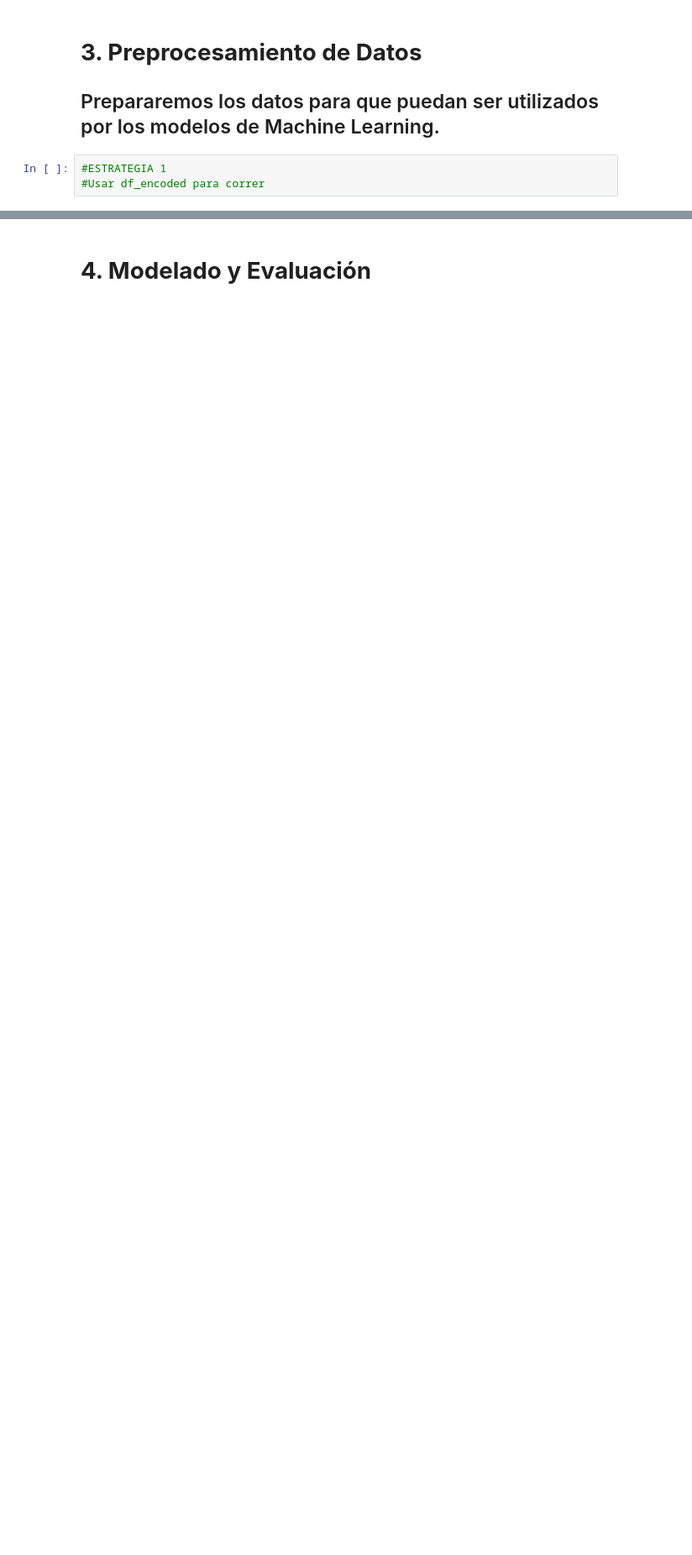
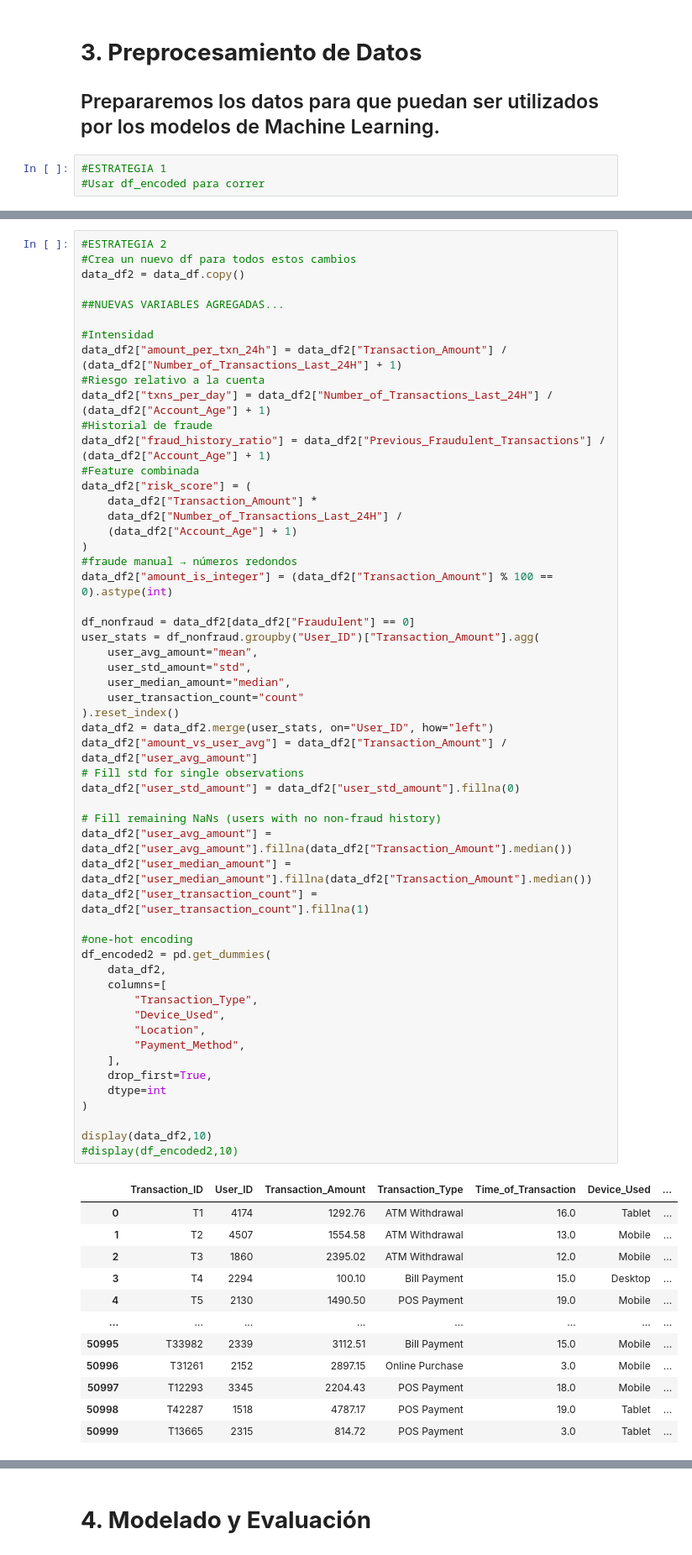
Before and after one commit to mf-arbe/TPintegrador_detecciondefraude, a Jupyter notebook: TPintegrador_Grupo_4.ipynb, the cells around one changed output, grey strips where cells are left out. Shown at 84% size. Drawn from its saved outputs; the diff is of its cells as text; blank space fills up the shorter version.

```diff
--- a/TPintegrador_Grupo_4.ipynb
+++ b/TPintegrador_Grupo_4.ipynb
@@ -595,0 +531,67 @@ display(data_df2,10)
+# %%
+#ESTRATEGIA 2
+#Crea un nuevo df para todos estos cambios
+data_df2 = data_df.copy()
+
+##NUEVAS VARIABLES AGREGADAS...
+
+#Intensidad
+data_df2["amount_per_txn_24h"] = data_df2["Transaction_Amount"] / (data_df2["Number_of_Transactions_Last_24H"] + 1)
+#Riesgo relativo a la cuenta
+data_df2["txns_per_day"] = data_df2["Number_of_Transactions_Last_24H"] / (data_df2["Account_Age"] + 1)
+#Historial de fraude
+data_df2["fraud_history_ratio"] = data_df2["Previous_Fraudulent_Transactions"] / (data_df2["Account_Age"] + 1)
+#Feature combinada
+data_df2["risk_score"] = (
+    data_df2["Transaction_Amount"] *
+    data_df2["Number_of_Transactions_Last_24H"] /
+    (data_df2["Account_Age"] + 1)
+)
+#fraude manual → números redondos
+data_df2["amount_is_integer"] = (data_df2["Transaction_Amount"] % 100 == 0).astype(int)
+
+df_nonfraud = data_df2[data_df2["Fraudulent"] == 0]
+user_stats = df_nonfraud.groupby("User_ID")["Transaction_Amount"].agg(
+    user_avg_amount="mean",
+    user_std_amount="std",
+    user_median_amount="median",
+    user_transaction_count="count"
+).reset_index()
+data_df2 = data_df2.merge(user_stats, on="User_ID", how="left")
+data_df2["amount_vs_user_avg"] = data_df2["Transaction_Amount"] / data_df2["user_avg_amount"]
+# Fill std for single observations
+data_df2["user_std_amount"] = data_df2["user_std_amount"].fillna(0)
+
+# Fill remaining NaNs (users with no non-fraud history)
+data_df2["user_avg_amount"] = data_df2["user_avg_amount"].fillna(data_df2["Transaction_Amount"].median())
+data_df2["user_median_amount"] = data_df2["user_median_amount"].fillna(data_df2["Transaction_Amount"].median())
+data_df2["user_transaction_count"] = data_df2["user_transaction_count"].fillna(1)
+
+#one-hot encoding
+df_encoded2 = pd.get_dummies(
+    data_df2,
+    columns=[
+        "Transaction_Type",
+        "Device_Used",
+        "Location",
+        "Payment_Method",
+    ],
+    drop_first=True,
+    dtype=int
+)
+
+display(data_df2,10)
+#display(df_encoded2,10)
+# %% [output]
+|  | Transaction_ID | User_ID | Transaction_Amount | Transaction_Type | Time_of_Transaction | Device_Used | ... |
+| 0 | T1 | 4174 | 1292.76 | ATM Withdrawal | 16.0 | Tablet | ... |
+| 1 | T2 | 4507 | 1554.58 | ATM Withdrawal | 13.0 | Mobile | ... |
+| 2 | T3 | 1860 | 2395.02 | ATM Withdrawal | 12.0 | Mobile | ... |
+| 3 | T4 | 2294 | 100.10 | Bill Payment | 15.0 | Desktop | ... |
+| 4 | T5 | 2130 | 1490.50 | POS Payment | 19.0 | Mobile | ... |
+| ... | ... | ... | ... | ... | ... | ... | ... |
+| 50995 | T33982 | 2339 | 3112.51 | Bill Payment | 15.0 | Mobile | ... |
+| 50996 | T31261 | 2152 | 2897.15 | Online Purchase | 3.0 | Mobile | ... |
+| 50997 | T12293 | 3345 | 2204.43 | POS Payment | 18.0 | Mobile | ... |
+| 50998 | T42287 | 1518 | 4787.17 | POS Payment | 19.0 | Tablet | ... |
+| 50999 | T13665 | 2315 | 814.72 | POS Payment | 3.0 | Tablet | ... |
```
Also changed, not shown: parts of 16 cells of this notebook, 2 other files.
